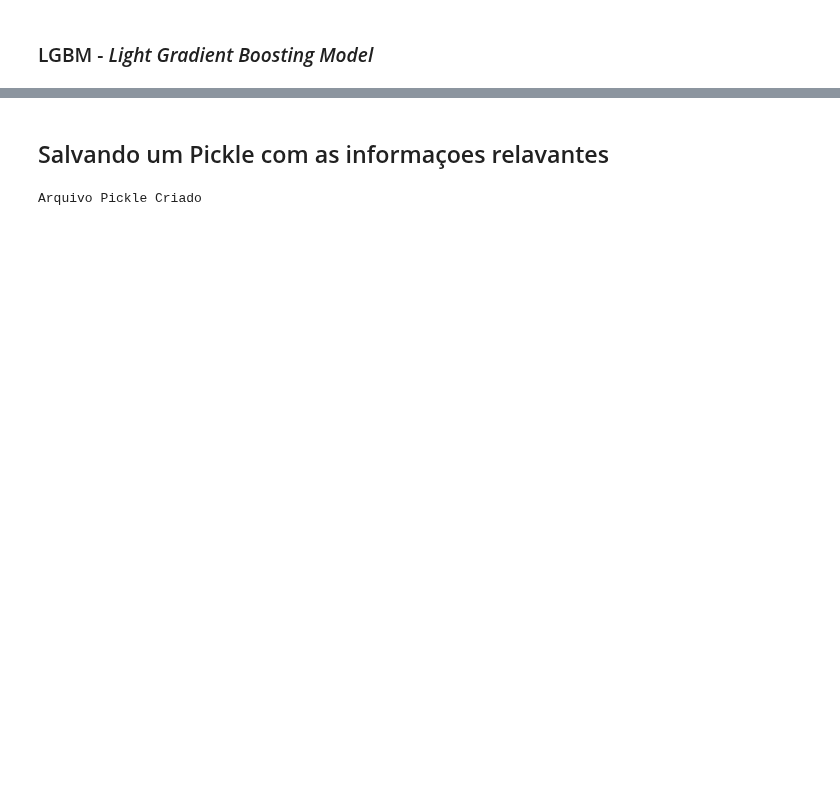
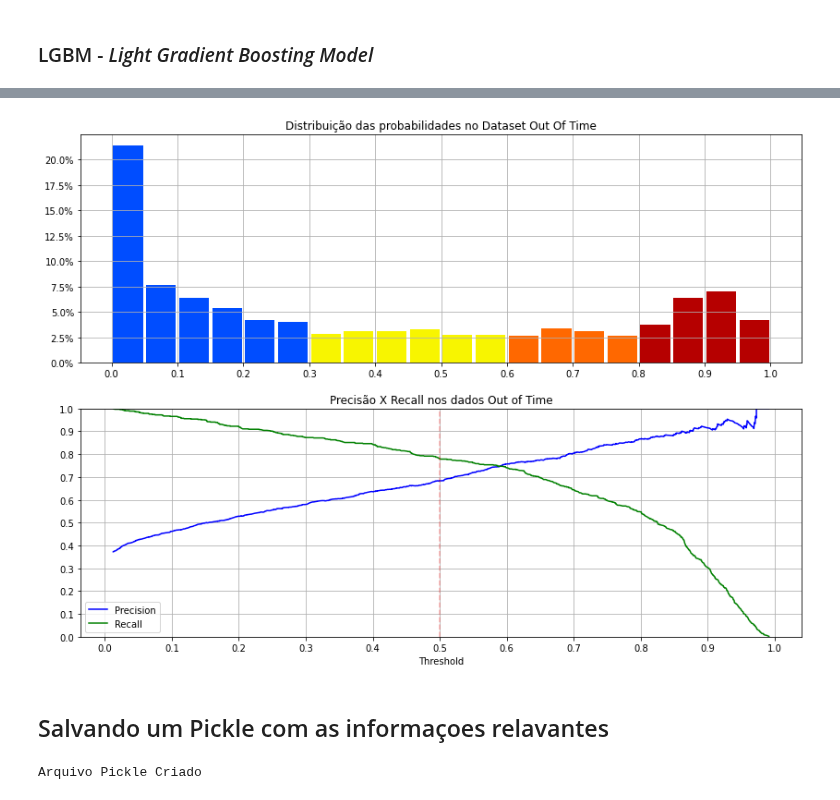
Before and after one commit to thifujikawa/clientes_olist, a Jupyter notebook: Modelling/modelling.ipynb, the cells around one changed output, grey strips where cells are left out. Drawn from its saved outputs; the diff is of its cells as text; code cells hidden in the pictures; blank space fills up the shorter version.

```diff
--- a/Modelling/modelling.ipynb
+++ b/Modelling/modelling.ipynb
@@ -889,3 +440,62 @@ plt.show()
+# %%
+#Carregando os valores de precision e Recall do dataset OOT
+precisions , recalls , thresh = precision_recall_curve(df_oot[target],y_oot_proba)
+
+fig2 , (ax1,ax2) = plt.subplots(ncols=1, nrows=2, figsize = (14,10))
+
+##################################################
+############## Gráfico 1 Histograma ##############
+##################################################
+ax1.grid()
+
+#Configuraçao do gráfico
+ax1.set_title('Distribuição das probabilidades no Dataset Out Of Time')
+bin_edges = np.arange(0,1.01, step=0.05)
+#Plot
+n, bins, patches  = ax1.hist(y_oot_proba, bins=bin_edges, rwidth=0.9, weights=np.ones(len(y_oot_proba)) / len(y_oot_proba) )
+#Eixo X
+ax1.set_xticks(np.arange(0,1.1,0.1))
+ax1.yaxis.set_major_formatter(PercentFormatter(1))
+
+#Ajustando as cores
+cmap = plt.get_cmap('jet')
+very_low = cmap(0.2)
+low = cmap(0.65)
+high = cmap(0.8)
+very_high = cmap(0.95)
+for i in range(0,6):
+    patches[i].set_facecolor(very_low)
+for i in range(6,16):
+    patches[i].set_facecolor(low)
+for i in range(12,16):
+    patches[i].set_facecolor(high)
+for i in range(16,20):
+    patches[i].set_facecolor(very_high)
+
+##################################################
+######## Gráfico 2 Precision X Recall ############
+##################################################
+
+#Configuraçao do gráfico
+ax2.set_title("Precisão X Recall nos dados Out of Time")
+#Plot
+ax2.plot(thresh, precisions[:-1], 'b', label = "Precision")
+ax2.plot(thresh, recalls[:-1], 'g', label = "Recall")
+ax2.axvline(x=0.5,ymin=0, ymax=1, alpha = 0.3, color= 'red', ls= "--")
+#Eixo X
+ax2.set_xlabel("Threshold")
+ax2.set_xticks(np.arange(0, 1.1, step=0.1))
+#Eixo Y
+ax2.set_ylim([0,1])
+ax2.set_yticks(np.arange(0, 1.1, step=0.1))
+
+#Outras Configurações
+ax2.grid()
+ax2.legend()
+
+plt.show()
+# %% [output]
+[figure, added]
 # %% [markdown]
 ## Salvando um Pickle com as informaçoes relavantes
 # %%
```
Also changed, not shown: parts of 42 cells of this notebook, 1 other file.
